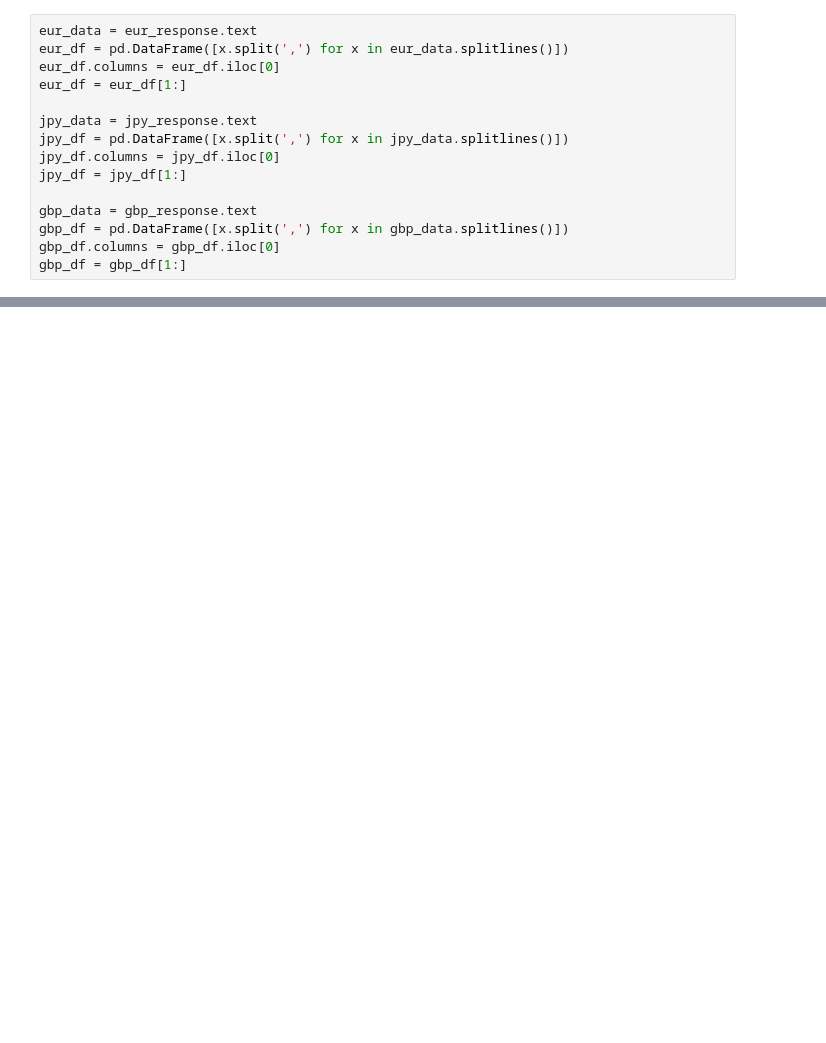
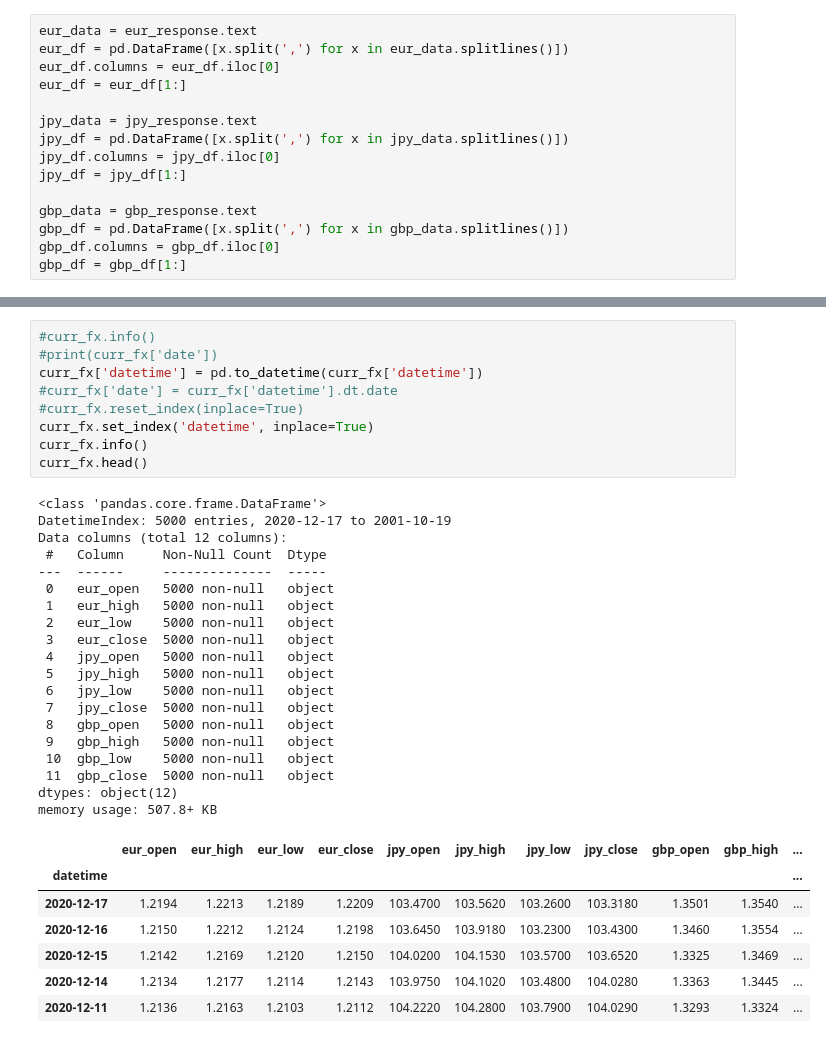
Before and after one commit to lchristij/Project-01, a Jupyter notebook: api_data.ipynb, the cells around one changed output, grey strips where cells are left out. Drawn from its saved outputs; the diff is of its cells as text; blank space fills up the shorter version.

```diff
--- a/api_data.ipynb
+++ b/api_data.ipynb
@@ -111,0 +112,36 @@ curr_fx.head()
+# %%
+#curr_fx.info()
+#print(curr_fx['date'])
+curr_fx['datetime'] = pd.to_datetime(curr_fx['datetime'])
+#curr_fx['date'] = curr_fx['datetime'].dt.date
+#curr_fx.reset_index(inplace=True)
+curr_fx.set_index('datetime', inplace=True)
+curr_fx.info()
+curr_fx.head()
+# %% [output]
+<class 'pandas.core.frame.DataFrame'>
+DatetimeIndex: 5000 entries, 2020-12-17 to 2001-10-19
+Data columns (total 12 columns):
+ #   Column     Non-Null Count  Dtype
+---  ------     --------------  -----
+ 0   eur_open   5000 non-null   object
+ 1   eur_high   5000 non-null   object
+ 2   eur_low    5000 non-null   object
+ 3   eur_close  5000 non-null   object
+ 4   jpy_open   5000 non-null   object
+ 5   jpy_high   5000 non-null   object
+ 6   jpy_low    5000 non-null   object
+ 7   jpy_close  5000 non-null   object
+ 8   gbp_open   5000 non-null   object
+ 9   gbp_high   5000 non-null   object
+ 10  gbp_low    5000 non-null   object
+ 11  gbp_close  5000 non-null   object
+dtypes: object(12)
+memory usage: 507.8+ KB
+|  | eur_open | eur_high | eur_low | eur_close | jpy_open | jpy_high | jpy_low | jpy_close | gbp_open | gbp_high | ... |
+| datetime |  |  |  |  |  |  |  |  |  |  | ... |
+| 2020-12-17 | 1.2194 | 1.2213 | 1.2189 | 1.2209 | 103.4700 | 103.5620 | 103.2600 | 103.3180 | 1.3501 | 1.3540 | ... |
+| 2020-12-16 | 1.2150 | 1.2212 | 1.2124 | 1.2198 | 103.6450 | 103.9180 | 103.2300 | 103.4300 | 1.3460 | 1.3554 | ... |
+| 2020-12-15 | 1.2142 | 1.2169 | 1.2120 | 1.2150 | 104.0200 | 104.1530 | 103.5700 | 103.6520 | 1.3325 | 1.3469 | ... |
+| 2020-12-14 | 1.2134 | 1.2177 | 1.2114 | 1.2143 | 103.9750 | 104.1020 | 103.4800 | 104.0280 | 1.3363 | 1.3445 | ... |
+| 2020-12-11 | 1.2136 | 1.2163 | 1.2103 | 1.2112 | 104.2220 | 104.2800 | 103.7900 | 104.0290 | 1.3293 | 1.3324 | ... |
```
Also changed, not shown: parts of 9 cells of this notebook.
